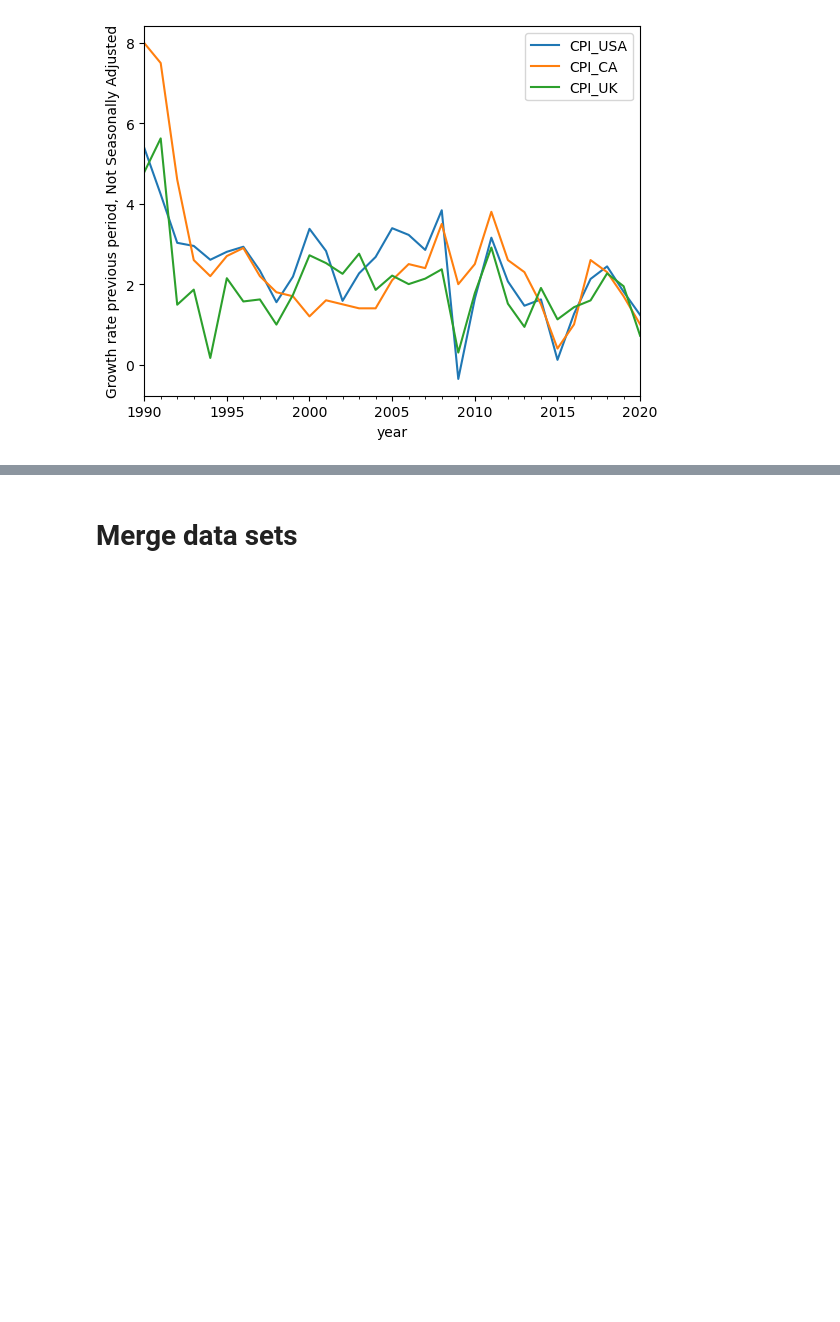
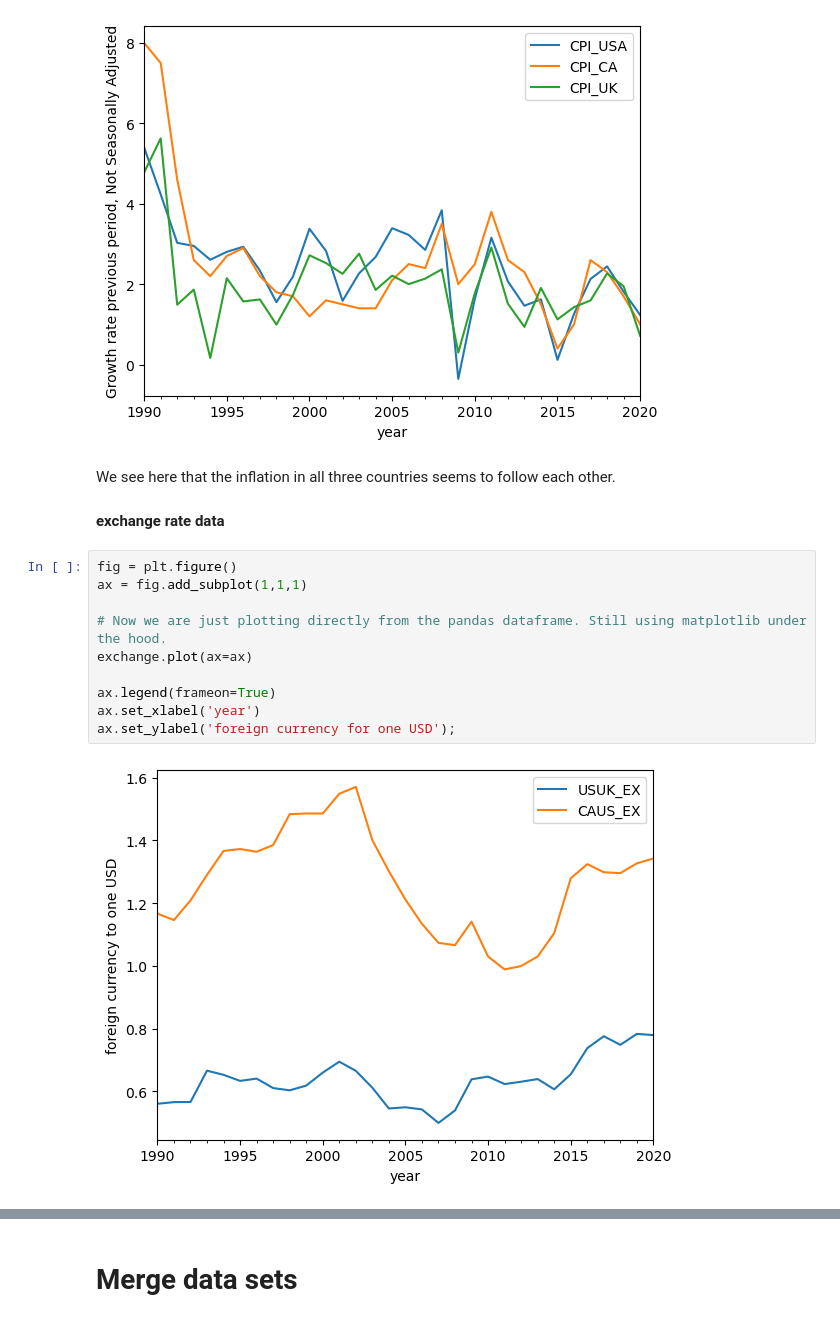
Before and after one commit to NumEconCopenhagen/projects-2024-kbh-herning, a Jupyter notebook: dataproject/dataproject.ipynb, the cells around one changed output, grey strips where cells are left out. Cells and saved outputs as stored; diff of their text form; blank space fills up the shorter version.

```diff
--- a/dataproject/dataproject.ipynb
+++ b/dataproject/dataproject.ipynb
@@ -111,3 +112,19 @@ ax.set_xlabel('year')
 ax.set_ylabel('Growth rate previous period, Not Seasonally Adjusted');
 # %% [output]
 [figure]
+# %% [markdown]
+We see here that the inflation in all three countries seems to follow each other.
+# %% [markdown]
+**exchange rate data**
+# %%
+fig = plt.figure()
+ax = fig.add_subplot(1,1,1)
+
+# Now we are just plotting directly from the pandas dataframe. Still using matplotlib under the hood.
+exchange.plot(ax=ax)
+
+ax.legend(frameon=True)
+ax.set_xlabel('year')
+ax.set_ylabel('foreign currency for one USD');
+# %% [output]
+[figure, added]
```
Also changed, not shown: parts of 34 cells of this notebook.
